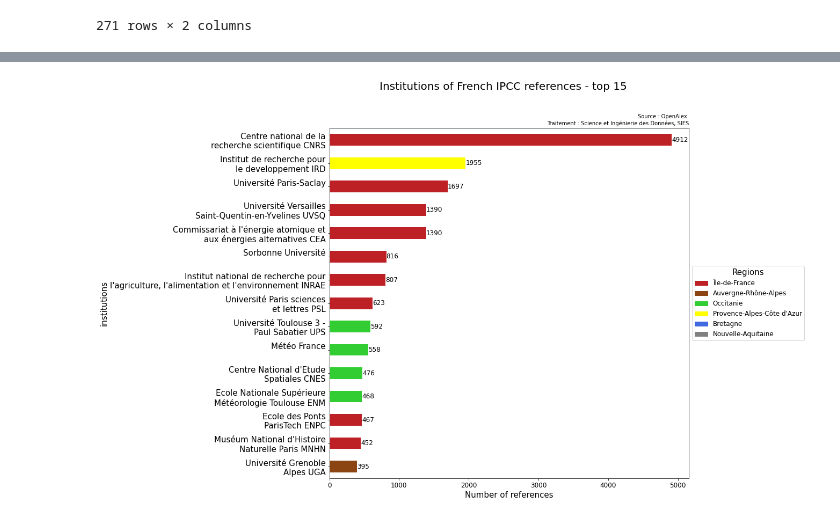
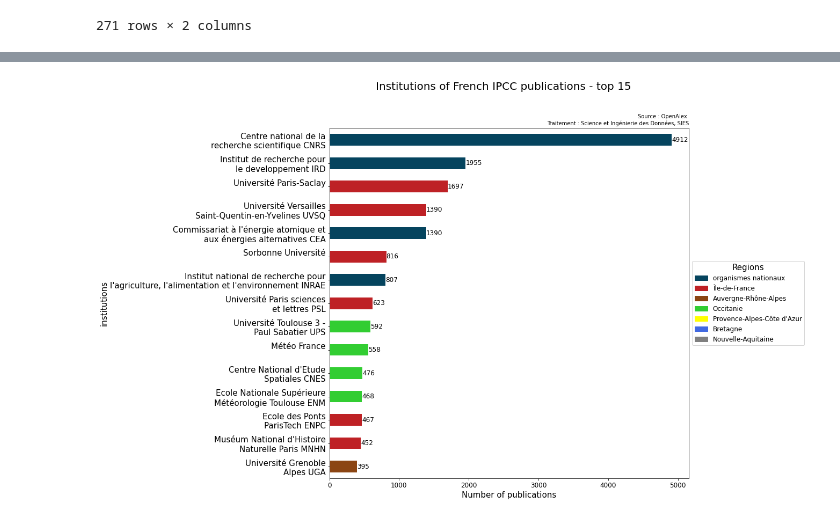
Before and after one commit to dataesr/teds, a Jupyter notebook: notebooks/IPCC_visualization_dataframe.ipynb, the cells around one changed output, grey strips where cells are left out. Drawn from its saved outputs; the diff is of its cells as text; code cells hidden in the pictures.

```diff
--- a/notebooks/IPCC_visualization_dataframe.ipynb
+++ b/notebooks/IPCC_visualization_dataframe.ipynb
@@ -354,8 +354,3 @@ plt.show()
 [figure]
 # %% [markdown]
 repartitions
-# %%
-#wg1
-df_ipcc=df[pd.isna(df.ipcc)==False]
-df_ipcc1=df_ipcc[df_ipcc.ipcc.apply(lambda x: len(x)==1)]
-df_ipcc1[df_ipcc1['ipcc'].apply(lambda x: x[0].get('wg')=='1')]
@@ -902,13 +899,13 @@ dict_ipcc_inst={
 }
 # %%
 colors = {
-    "Centre national de la recherche scientifique": "#BE2125",
-    "Institut de recherche pour le developpement": "#FFFF00",
+    "Centre national de la recherche scientifique": "#05445E",
+    "Institut de recherche pour le developpement": "#05445E",
     "Université Paris-Saclay": "#BE2125",
     "Université Versailles Saint-Quentin-en-Yvelines": "#BE2125",
-    "Commissariat à l'énergie atomique et aux énergies alternatives": "#BE2125",
+    "Commissariat à l'énergie atomique et aux énergies alternatives": "#05445E",
     "Sorbonne Université": "#BE2125",
-    "Institut national de recherche pour l'agriculture, l'alimentation et l'environnement": "#BE2125",
+    "Institut national de recherche pour l'agriculture, l'alimentation et l'environnement": "#05445E",
     "Université Toulouse 3 - Paul Sabatier": "#32CD32",
     "Muséum National d'Histoire Naturelle Paris": "#BE2125",
     "Université Grenoble Alpes": "#8B4513",
@@ -924,6 +921,7 @@ colors = {
 }
 # %%
 regions_colors= {
+    "organismes nationaux": "#05445E",
     "Île-de-France": "#BE2125",
     "Auvergne-Rhône-Alpes": "#8B4513",
     "Occitanie": "#32CD32",
@@ -934,28 +932,28 @@ regions_colors= {
 # %%
 import matplotlib.pyplot as plt
 
 data_counts=df_test3.tutelles.value_counts()
 plt.figure(figsize=(12, 12))
 ax = data_counts[:15].plot(kind='barh', color=[colors.get(u, 'grey') for u in data_counts[:15].index])
 
 for i, v in enumerate(data_counts[:15]):
     ax.text(v + 0.1, i, f'{v}', ha='left', va='center', color='black', size=12)
 
-plt.suptitle("Institutions of French IPCC references - top 15", size=20)
+plt.suptitle("Institutions of French IPCC publications - top 15", size=20)
 plt.title('Source : OpenAlex \nTraitement : Science et Ingénierie des Données, SIES', size=10, loc='right')
 
 yticklabels = [' '.join(label.split(' ')[:len(label.split(' '))//2 + 1])+'\n'+' '.join(label.split(' ')[len(label.split(' '))//2 +1:]) +' '+dict_ipcc_inst[label].split('-')[0] for label in data_counts.index[:15]]
 ax.set_yticklabels(yticklabels, fontsize=15)
 ax.set_xticklabels([f'{tick:.0f}' for tick in ax.get_xticks()], fontsize=12)
-ax.set_xlabel('Number of references', fontsize=15)
+ax.set_xlabel('Number of publications', fontsize=15)
 ax.set_ylabel('institutions', fontsize=15)
 
 legend_handles = []
 for region, color in regions_colors.items():
     legend_handles.append(plt.Rectangle((0, 0), 1, 1, color=color, label=region))
 plt.legend(handles=legend_handles, title='Regions', title_fontsize='15', fontsize='12', loc='center left', bbox_to_anchor=(1, 0.5))
 
 plt.gca().invert_yaxis()
 plt.show()
 # %% [output]
-[figure, old version]
+[figure, new version]
```
Also changed, not shown: parts of 29 cells of this notebook.
